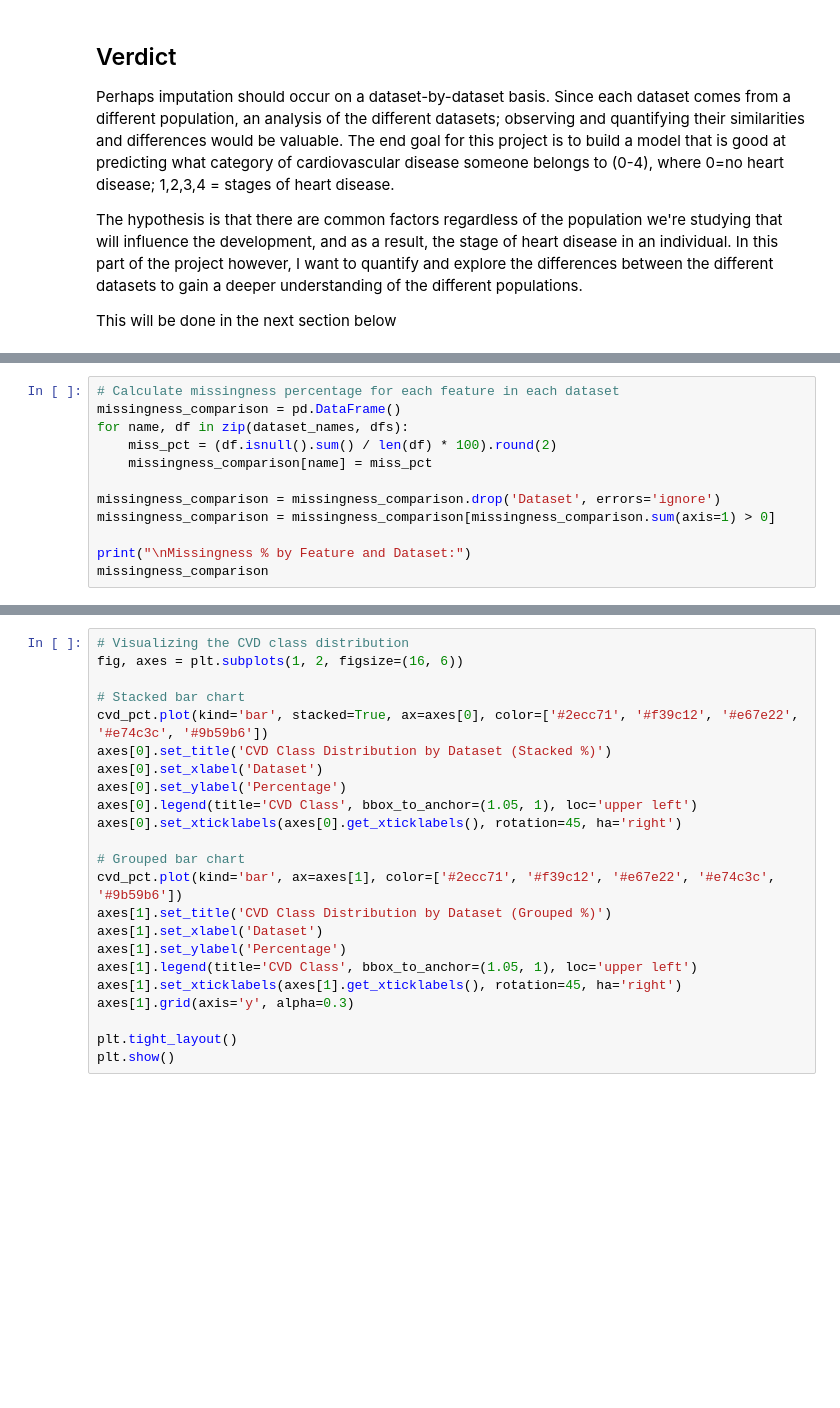
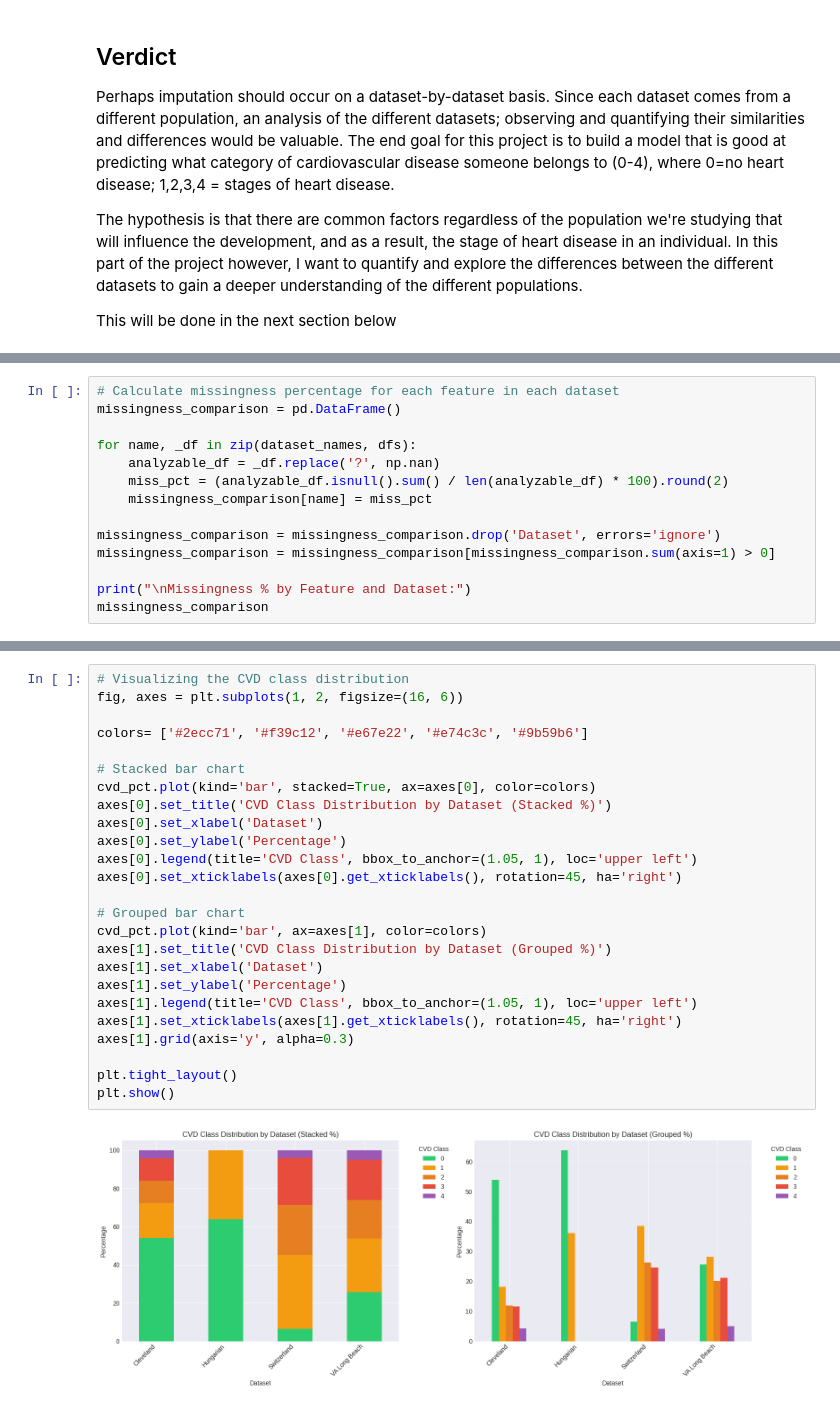
Before and after one commit to Ericn01/Heart-Disease-Prediction, a Jupyter notebook: data_exploration.ipynb, the cells around one changed output, grey strips where cells are left out. Cells and saved outputs as stored; diff of their text form; blank space fills up the shorter version.

```diff
--- a/data_exploration.ipynb
+++ b/data_exploration.ipynb
@@ -281,8 +387,10 @@ plt.show()
 # %%
 # Calculate missingness percentage for each feature in each dataset
 missingness_comparison = pd.DataFrame()
-for name, df in zip(dataset_names, dfs):
-    miss_pct = (df.isnull().sum() / len(df) * 100).round(2)
+
+for name, _df in zip(dataset_names, dfs):
+    analyzable_df = _df.replace('?', np.nan)
+    miss_pct = (analyzable_df.isnull().sum() / len(analyzable_df) * 100).round(2)
     missingness_comparison[name] = miss_pct
 
 missingness_comparison = missingness_comparison.drop('Dataset', errors='ignore')
@@ -334,23 +475,27 @@ print(f"Degrees of freedom: {dof}")
 # %%
 # Visualizing the CVD class distribution
 fig, axes = plt.subplots(1, 2, figsize=(16, 6))
 
+colors= ['#2ecc71', '#f39c12', '#e67e22', '#e74c3c', '#9b59b6']
+
 # Stacked bar chart
-cvd_pct.plot(kind='bar', stacked=True, ax=axes[0], color=['#2ecc71', '#f39c12', '#e67e22', '#e74c3c', '#9b59b6'])
+cvd_pct.plot(kind='bar', stacked=True, ax=axes[0], color=colors)
 axes[0].set_title('CVD Class Distribution by Dataset (Stacked %)')
 axes[0].set_xlabel('Dataset')
 axes[0].set_ylabel('Percentage')
 axes[0].legend(title='CVD Class', bbox_to_anchor=(1.05, 1), loc='upper left')
 axes[0].set_xticklabels(axes[0].get_xticklabels(), rotation=45, ha='right')
 
 # Grouped bar chart
-cvd_pct.plot(kind='bar', ax=axes[1], color=['#2ecc71', '#f39c12', '#e67e22', '#e74c3c', '#9b59b6'])
+cvd_pct.plot(kind='bar', ax=axes[1], color=colors)
 axes[1].set_title('CVD Class Distribution by Dataset (Grouped %)')
 axes[1].set_xlabel('Dataset')
 axes[1].set_ylabel('Percentage')
 axes[1].legend(title='CVD Class', bbox_to_anchor=(1.05, 1), loc='upper left')
 axes[1].set_xticklabels(axes[1].get_xticklabels(), rotation=45, ha='right')
 axes[1].grid(axis='y', alpha=0.3)
 
 plt.tight_layout()
 plt.show()
+# %% [output]
+[figure, added]
```
Also changed, not shown: parts of 19 cells of this notebook, 1 other file.
